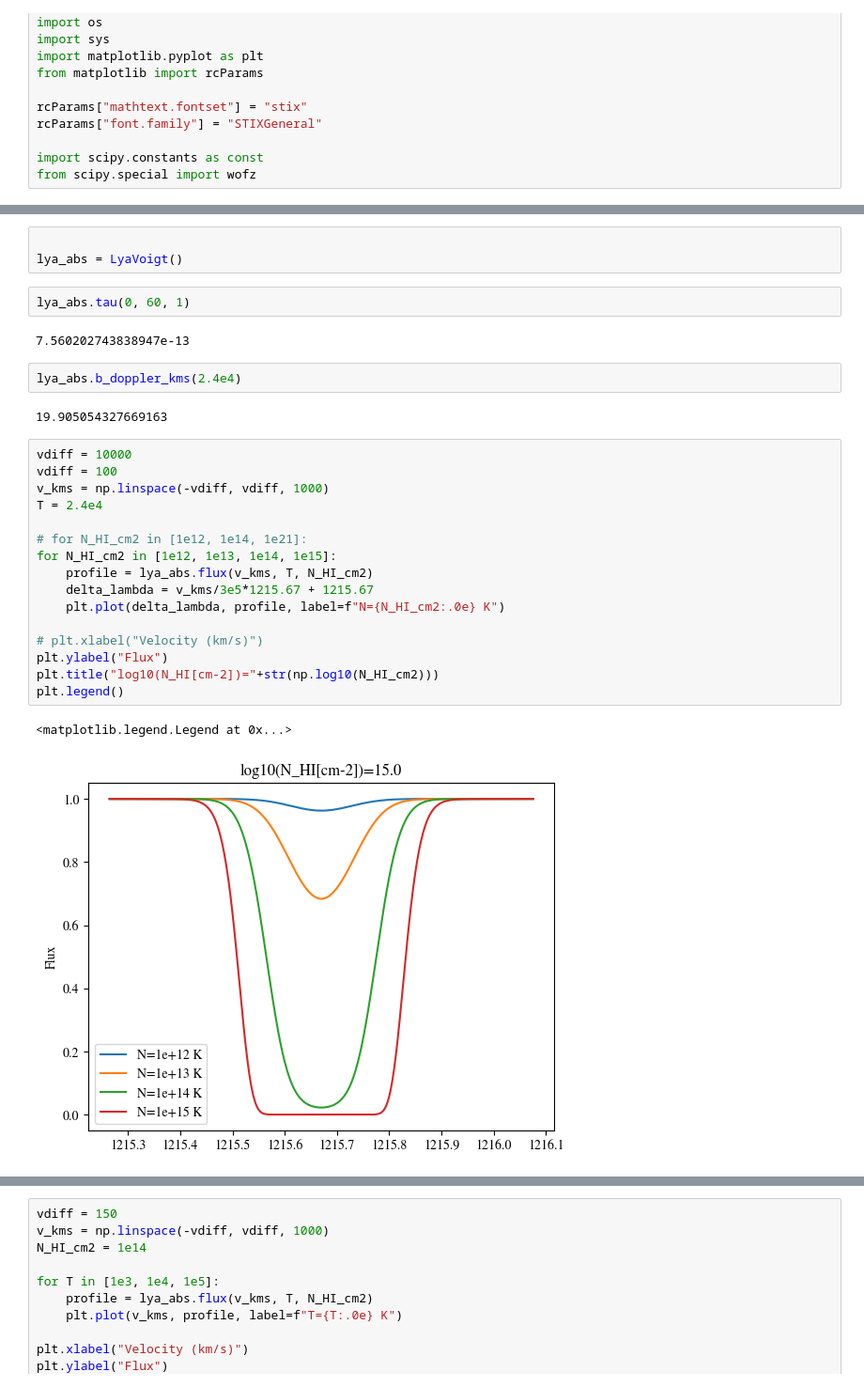
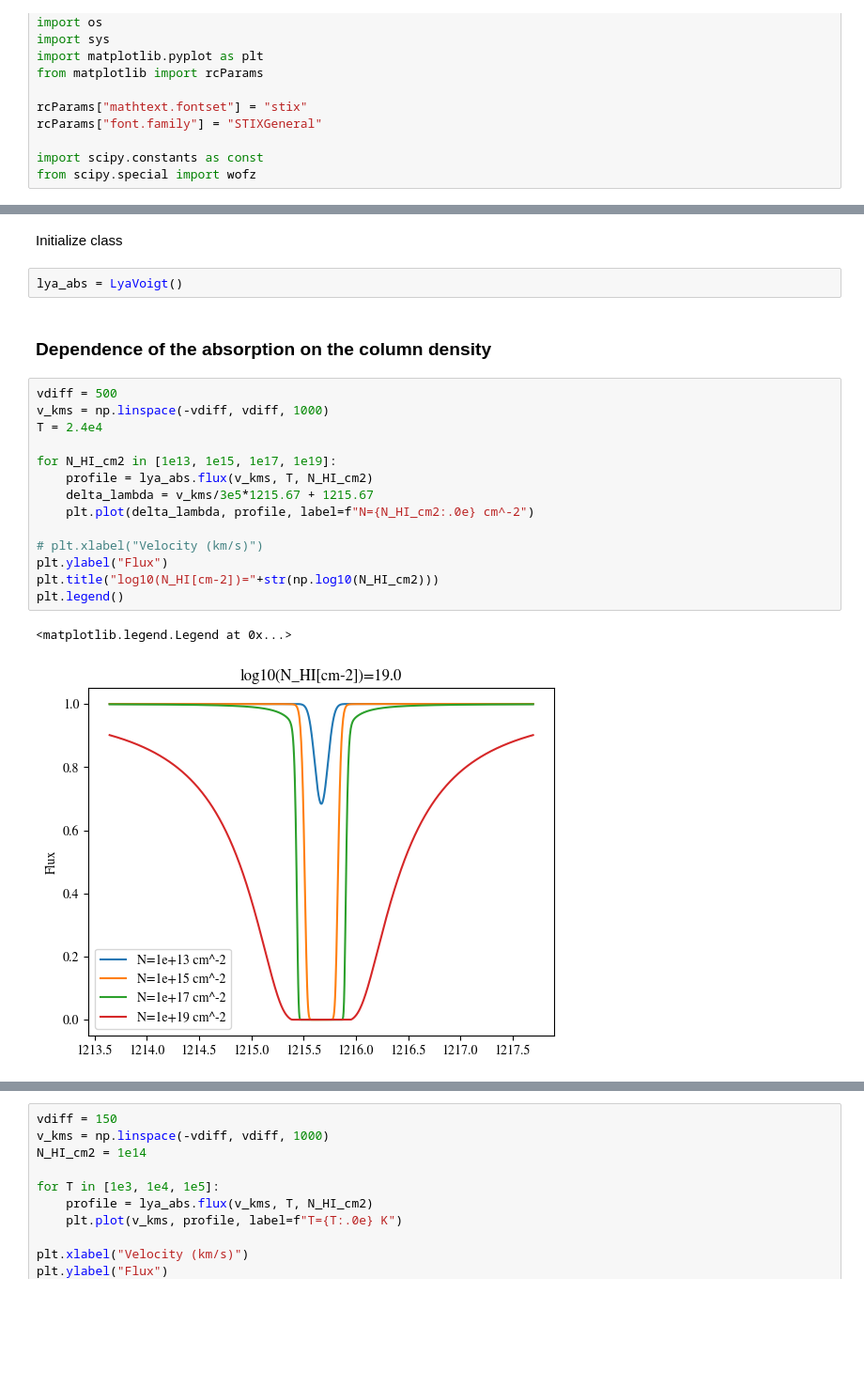
Before and after one commit to jchavesmontero/learn, a Jupyter notebook: lya.ipynb, the cells around one changed output, grey strips where cells are left out. Shown at 94% size. Cells and saved outputs as stored; diff of their text form; blank space fills up the shorter version.

```diff
--- a/lya.ipynb
+++ b/lya.ipynb
@@ -82,31 +179,24 @@ class LyaVoigt:
         return np.exp(-self.tau(v_kms, T_K, Ncol_cm2))
+# %% [markdown]
+Initialize class
 # %%
-
 lya_abs = LyaVoigt()
-# %%
-lya_abs.tau(0, 60, 1)
-# %% [output]
-7.560202743838947e-13
-# %%
-lya_abs.b_doppler_kms(2.4e4)
-# %% [output]
-19.905054327669163
+# %% [markdown]
+### Dependence of the absorption on the column density
 # %%
-vdiff = 10000
-vdiff = 100
+vdiff = 500
 v_kms = np.linspace(-vdiff, vdiff, 1000)
 T = 2.4e4
 
-# for N_HI_cm2 in [1e12, 1e14, 1e21]:
-for N_HI_cm2 in [1e12, 1e13, 1e14, 1e15]:
+for N_HI_cm2 in [1e13, 1e15, 1e17, 1e19]:
     profile = lya_abs.flux(v_kms, T, N_HI_cm2)
     delta_lambda = v_kms/3e5*1215.67 + 1215.67
-    plt.plot(delta_lambda, profile, label=f"N={N_HI_cm2:.0e} K")
+    plt.plot(delta_lambda, profile, label=f"N={N_HI_cm2:.0e} cm^-2")
 
 # plt.xlabel("Velocity (km/s)")
 plt.ylabel("Flux")
 plt.title("log10(N_HI[cm-2])="+str(np.log10(N_HI_cm2)))
 plt.legend()
 # %% [output]
 <matplotlib.legend.Legend at 0x...>
-[figure, old version]
+[figure, new version]
```
Also changed, not shown: parts of 3 cells of this notebook.
